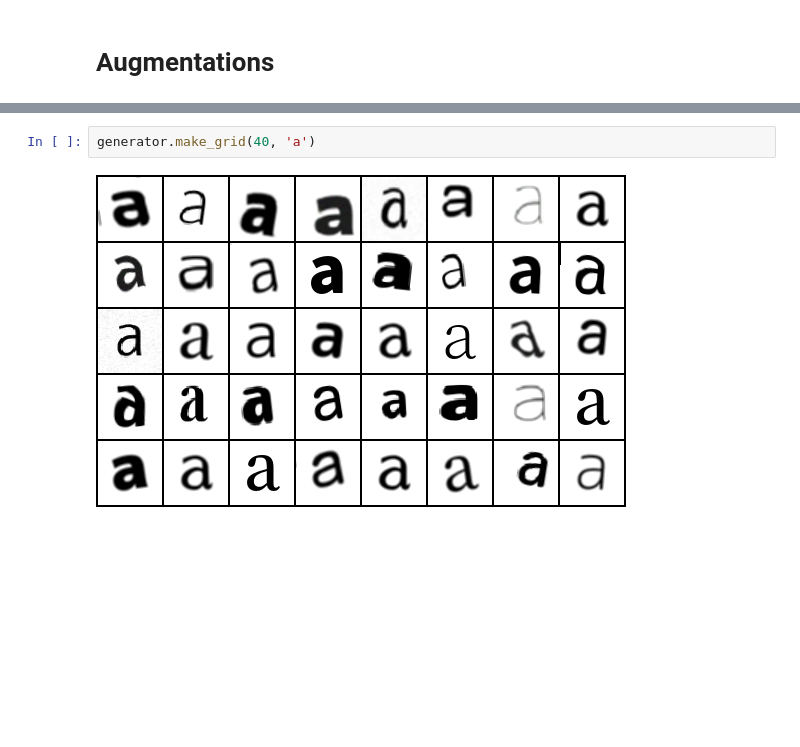
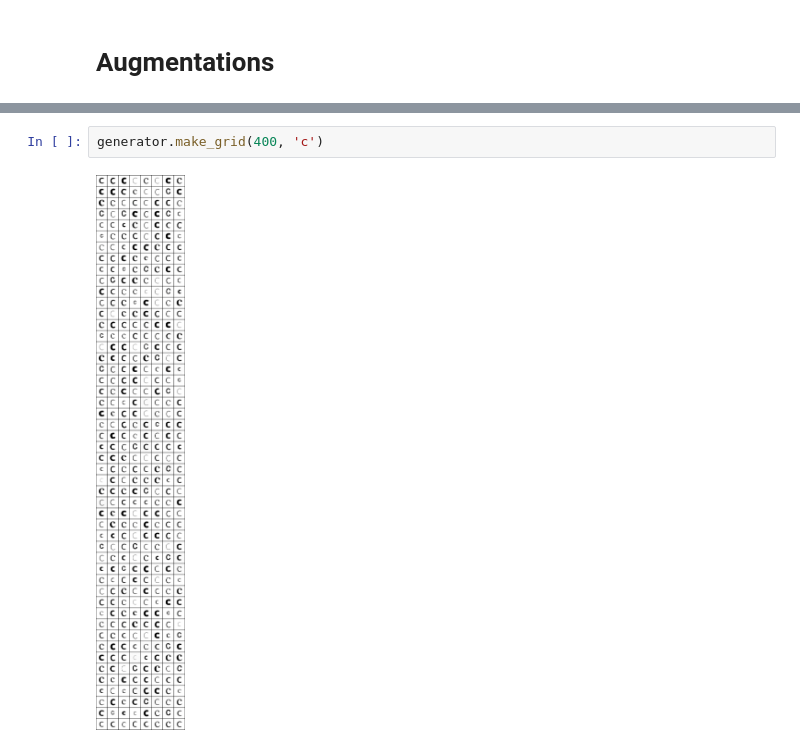
Before and after one commit to onetonfoot/KMNIST, a Jupyter notebook: 00-Data-Generation.ipynb, the cells around one changed output, grey strips where cells are left out. Drawn from its saved outputs; the diff is of its cells as text; blank space fills up the shorter version.

```diff
--- a/00-Data-Generation.ipynb
+++ b/00-Data-Generation.ipynb
@@ -41,4 +26,4 @@ generator.make_grid(40)
 # %%
-generator.make_grid(40, 'a')
+generator.make_grid(400, 'c')
 # %% [output]
-[figure, old version]
+[figure, new version]
```
Also changed, not shown: parts of 5 cells of this notebook, 4 other files.
